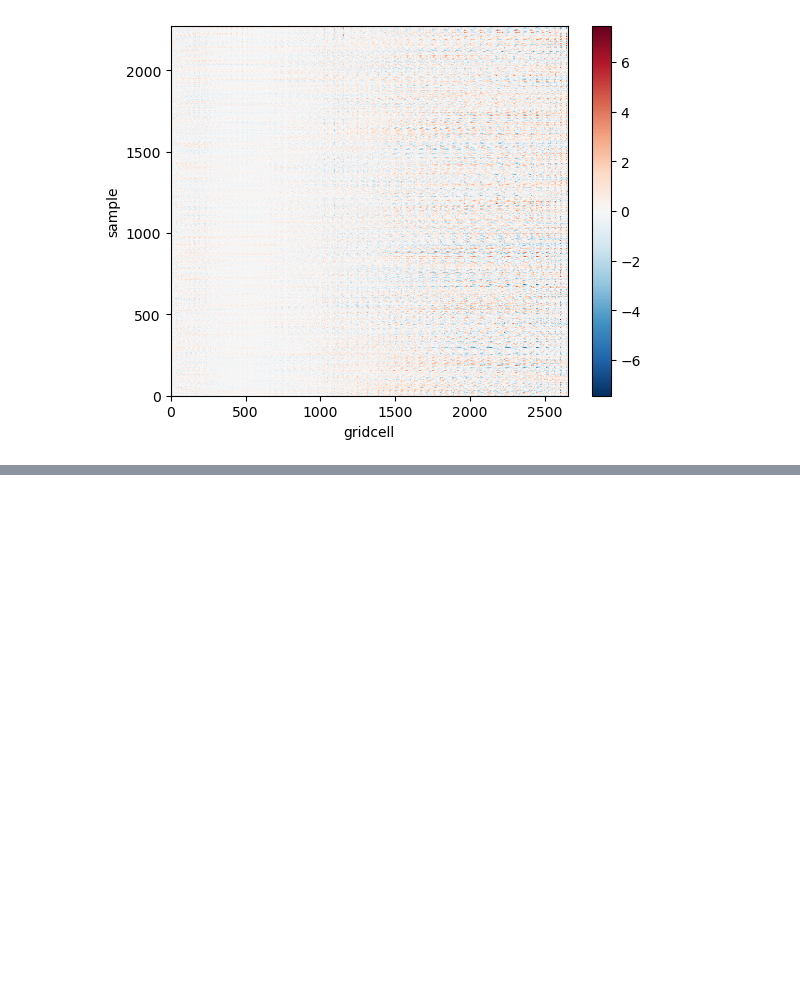
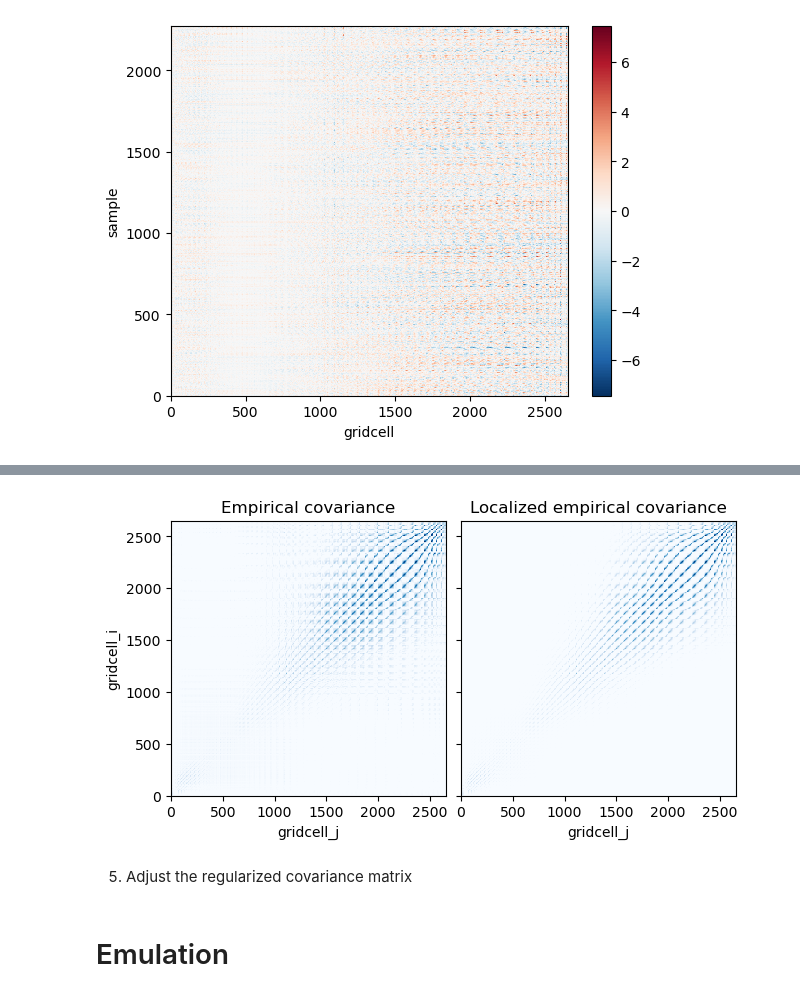
Before and after one commit to MESMER-group/mesmer, a Jupyter notebook: examples/Dataset_surfer.ipynb, the cells around one changed output, grey strips where cells are left out. Saved outputs shown, nothing was run; the diff lists cells and outputs as text; code cells hidden in the pictures; blank space fills up the shorter version.

```diff
--- a/examples/Dataset_surfer.ipynb
+++ b/examples/Dataset_surfer.ipynb
@@ -452,0 +519,4 @@ tas_un_stacked_residuals = (
+# %%
+weights = xr.ones_like(tas_stacked_residuals.sample)
+weights.name = "weights"
+weights
@@ -452,0 +533,9 @@ tas_un_stacked_residuals = (
+# %%
+dim = "sample"
+k_folds = 15
+
+localized_ecov = mesmer.stats.find_localized_empirical_covariance(
+    tas_stacked_residuals, weights, phi_gc_localizer, dim, k_folds
+)
+
+localized_ecov
@@ -452,0 +550,20 @@ tas_un_stacked_residuals = (
+# %%
+f, axs = plt.subplots(1, 2, sharey=True, constrained_layout=True)
+
+opt = dict(vmin=0, vmax=1.5, cmap="Blues", add_colorbar=False)
+
+ax = axs[0]
+localized_ecov.covariance.plot(ax=ax, **opt)
+ax.set_aspect("equal")
+ax.set_title("Empirical covariance")
+
+ax = axs[1]
+localized_ecov.localized_covariance.plot(ax=ax, **opt)
+ax.set_aspect("equal")
+ax.set_title("Localized empirical covariance")
+ax.set_ylabel("")
+plt.show()
+# %% [output]
+[figure, added]
+# %% [markdown]
+5. Adjust the regularized covariance matrix
@@ -452,0 +574,2 @@ tas_un_stacked_residuals = (
+# %% [markdown]
+# Emulation
```
Also changed, not shown: parts of 14 cells of this notebook.
